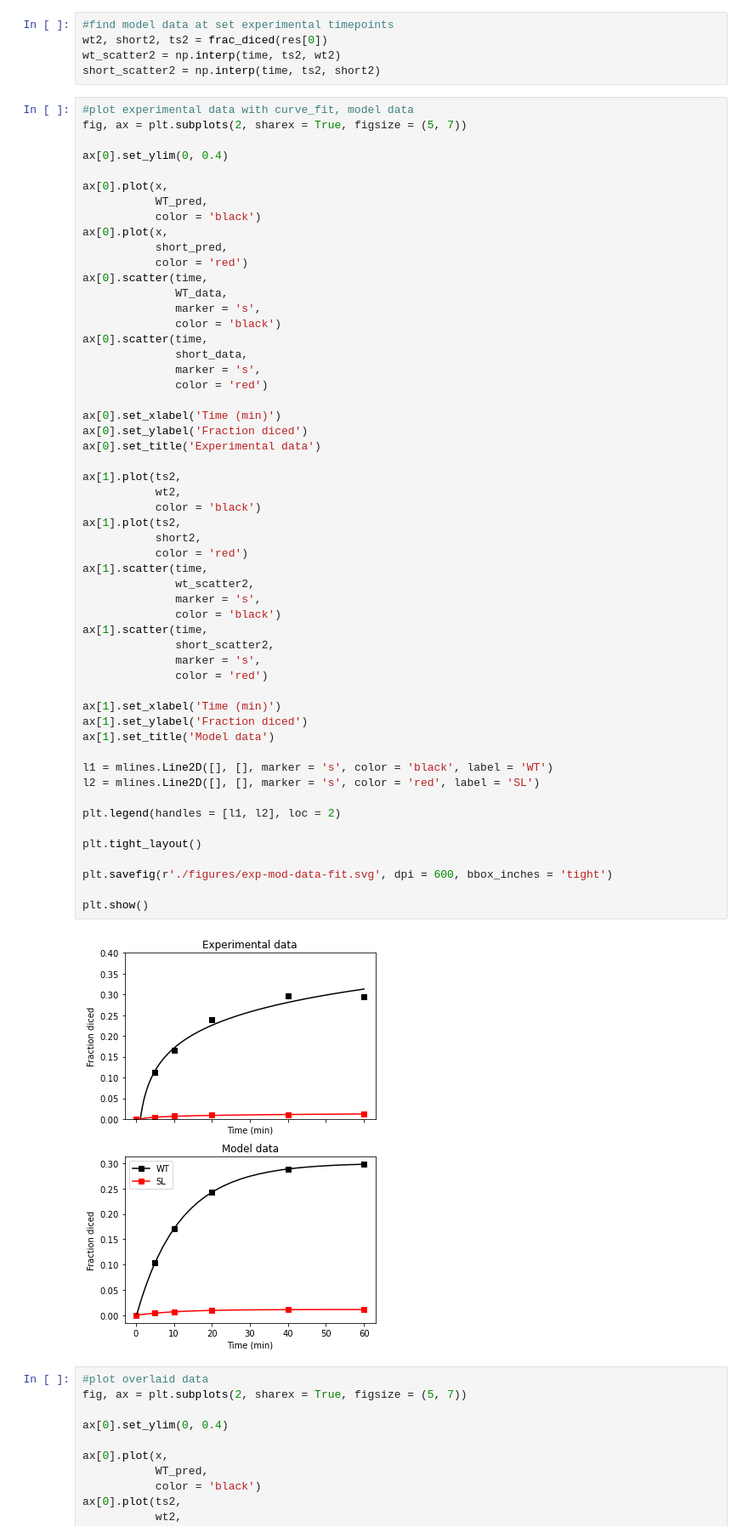
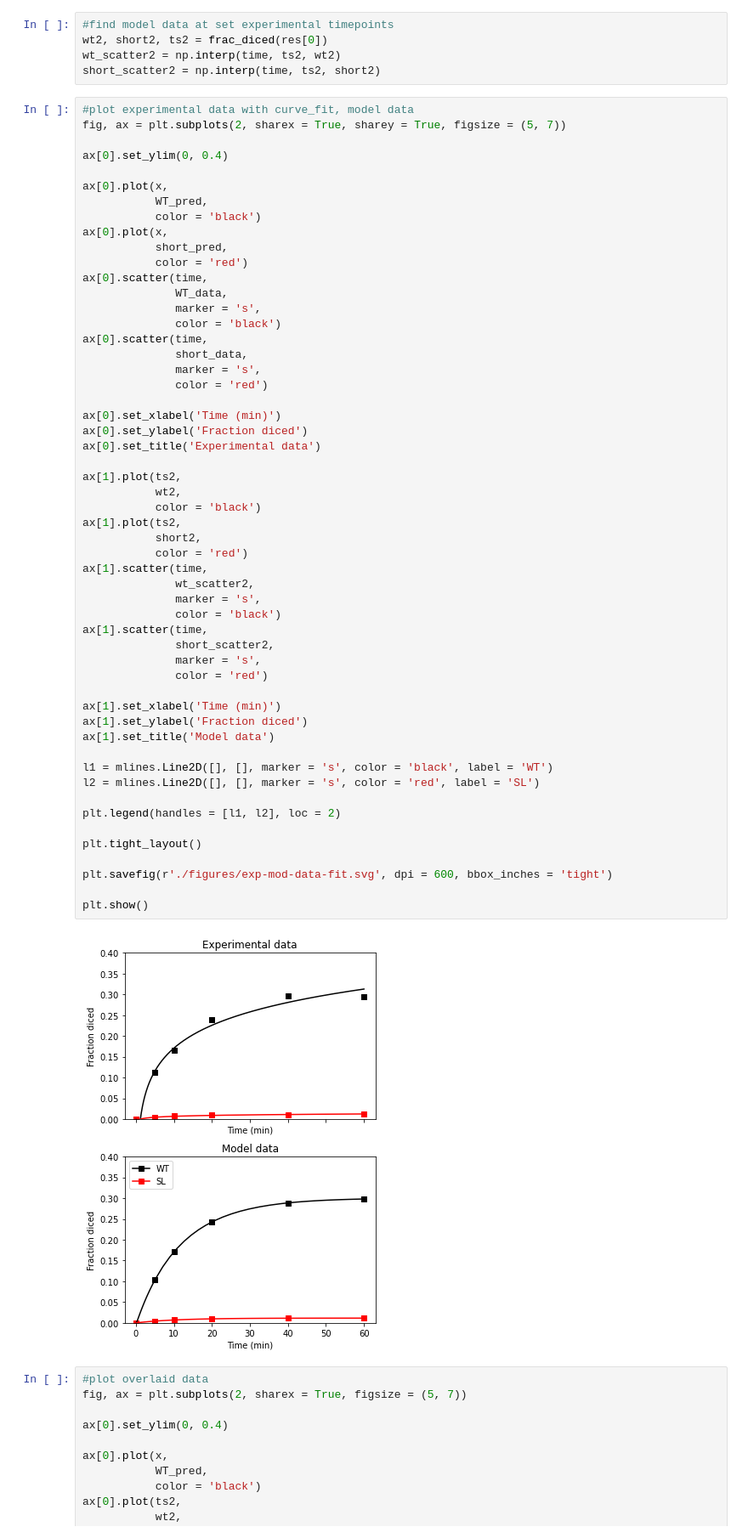
Before and after one commit to SofiaRaak/Dicer-miRNA-dynamics-model, a Jupyter notebook: optimisation.ipynb, the cells around one changed output. Shown: that part at 85% size. Drawn from its saved outputs; the diff is of its cells as text.

```diff
--- a/optimisation.ipynb
+++ b/optimisation.ipynb
@@ -208,7 +208,7 @@ wt_scatter2 = np.interp(time, ts2, wt2)
 short_scatter2 = np.interp(time, ts2, short2)
 # %%
 #plot experimental data with curve_fit, model data
-fig, ax = plt.subplots(2, sharex = True, figsize = (5, 7))
+fig, ax = plt.subplots(2, sharex = True, sharey = True, figsize = (5, 7))
 
 ax[0].set_ylim(0, 0.4)
 
@@ -234,34 +234,34 @@ ax[0].set_title('Experimental data')
 ax[1].plot(ts2,
            wt2,
            color = 'black')
 ax[1].plot(ts2,
            short2,
            color = 'red')
 ax[1].scatter(time,
               wt_scatter2,
               marker = 's',
               color = 'black')
 ax[1].scatter(time,
               short_scatter2,
               marker = 's',
               color = 'red')
 
 ax[1].set_xlabel('Time (min)')
 ax[1].set_ylabel('Fraction diced')
 ax[1].set_title('Model data')
 
 l1 = mlines.Line2D([], [], marker = 's', color = 'black', label = 'WT')
 l2 = mlines.Line2D([], [], marker = 's', color = 'red', label = 'SL')
 
 plt.legend(handles = [l1, l2], loc = 2)
 
 plt.tight_layout()
 
 plt.savefig(r'./figures/exp-mod-data-fit.svg', dpi = 600, bbox_inches = 'tight')
 
 plt.show()
 # %% [output]
-[figure, old version]
+[figure, new version]
 # %%
 #plot overlaid data
 fig, ax = plt.subplots(2, sharex = True, figsize = (5, 7))
```
Also changed, not shown: 2 other files.
